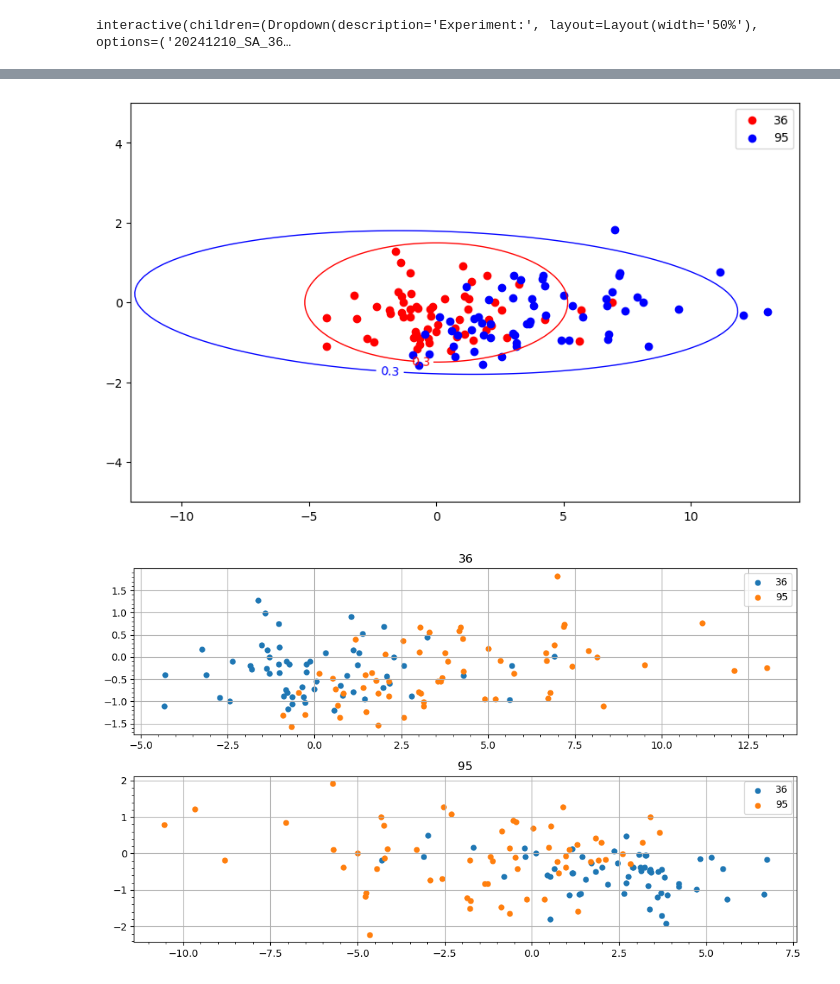
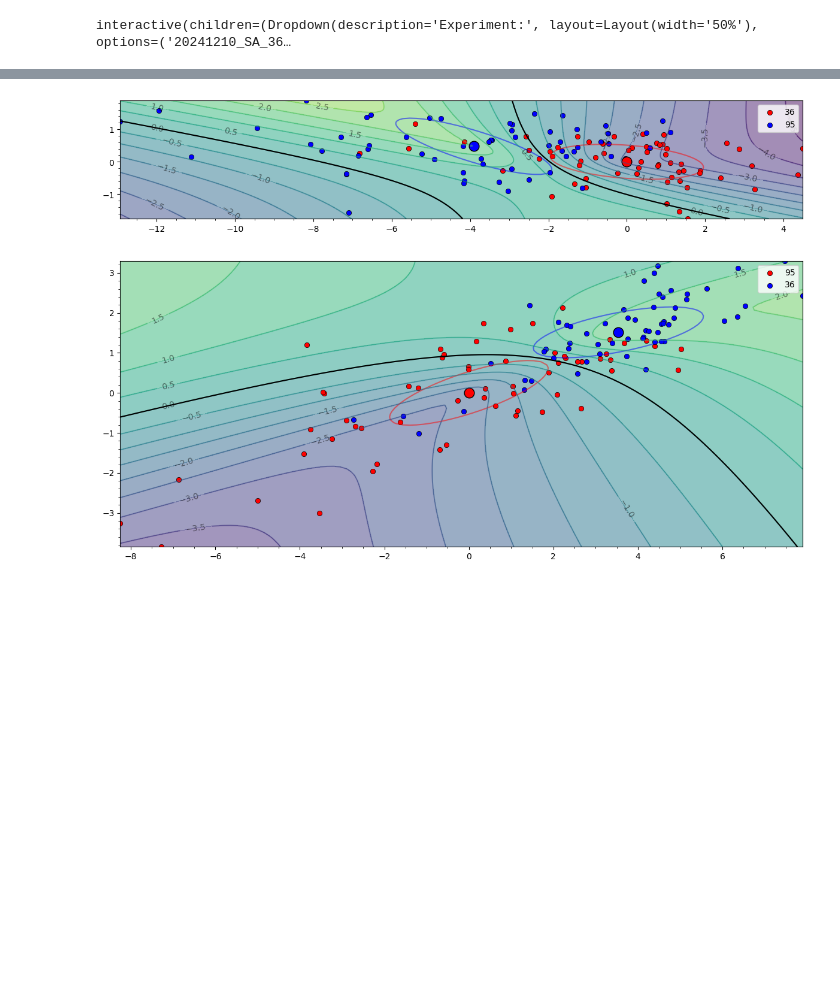
Before and after one commit to intellimath/irsa, a Jupyter notebook: examples/load_spectra.ipynb, the cells around one changed output, grey strips where cells are left out. Drawn from its saved outputs; the diff is of its cells as text; code cells hidden in the pictures; blank space fills up the shorter version.

```diff
--- a/examples/load_spectra.ipynb
+++ b/examples/load_spectra.ipynb
@@ -53,8 +53,8 @@ print(sys.version)
 # %%
 # path = f"/home/intellimath/repos/spectra/bacteria1024"
 # path = f"/home/intellimath/repos/spectra/bacteria250310"
-path = f"/home/intellimath/repos/spectra/mechanical_lysis"
-# path = f"/home/intellimath/repos/spectra/thermal_lysis"
-options = {}
-dd = {}
-widgets.load_spectras(path, dd, options)
+# path = f"/home/intellimath/repos/spectra/mechanical_lysis"
+path = f"/home/intellimath/repos/spectra/thermal_lysis"
+# options = {}
+# dd = {}
+# widgets.load_spectras(path, dd, options)
@@ -66,6 +61,6 @@ Box(children=(VBox(children=(Label(value='дата:', style=LabelStyle(font_size
 # %%
 # dd = io.load_spectras(path, {"вид_бактерий":"STR", "отсечки_по_молекулярной_массе":"less30more10"})
-# dd = io.load_spectras(path, {"штамм_бактерий":["36", "95"]})
+dd = io.load_spectras(path, {"штамм_бактерий":["36", "95"]})
 # dd = io.load_spectras(path, {})
 print(list(dd.keys()))
 
@@ -328,59 +260,16 @@ plt.show()
 # %%
 from mlgrad.af import averaging_function
 from mlgrad.pca import robust_location, find_robust_pc_all
+from irsa.analytics.pca import robust_pca_compare_2d
 
-wma = averaging_function("WMZ", kwds={"alpha":3.5})
+# wma = averaging_function("WMZ", kwds={"alpha":3.5})
 
-c36_r = robust_location(ys36, wma)
-as36_r, ls36_r, us36_r = find_robust_pc_all(ys36 - c36_r, wma, 3, verbose=0)
-us36_r_95 = (ys95-c36_r) @ as36_r.T
+robust_pca_compare_2d(ys36, ys95, "36", "95")
 
-c95_r = robust_location(ys95, wma)
-as95_r, ls95_r, us95_r = find_robust_pc_all(ys95 - c95_r, wma, 3, verbose=0)
-
-plt.figure(figsize=(10,6))
-us36_r_01 = us36_r[:,0:2]
-S36_r_01 = np.linalg.inv(us36_r_01.T @ us36_r_01)
-plt.scatter(us36_r_01[:,0], us36_r_01[:,1], c='r', label="36")
-plots.plot_contour(partial(dist, S36_r_01),
-                   (-12,12),
-                   (-5,5),
-                   colors='r',
-                   levels=[0.3]
-                  )
-us36_r_95_01 = us36_r_95[:,0:2]
-S36_r_95_01 = np.linalg.inv(us36_r_95_01.T @ us36_r_95_01)
-plt.scatter(us36_r_95_01[:,0], us36_r_95_01[:,1], c='b', label="95")
-plots.plot_contour(partial(dist, S36_r_95_01),
-                   (-12,12),
-                   (-5,5),
-                   colors='b',
-                   levels=[0.3]
-                  )
-plt.legend()
-plt.show()
-
-
-plt.figure(figsize=(10,6))
-plt.subplot(2,1,1)
-plt.title("36")
-plt.scatter((ys36-c36_r) @ as36_r[0], (ys36-c36_r) @ as36_r[1], s=25, label="36")
-plt.scatter((ys95-c36_r) @ as36_r[0], (ys95-c36_r) @ as36_r[1], s=25, label="95")
-plt.minorticks_on()
-plt.grid(1)
-plt.legend()
-plt.subplot(2,1,2)
-plt.title("95")
-plt.scatter((ys36-c95_r) @ as95_r[0], (ys36-c95_r) @ as95_r[1], s=25, label="36")
-plt.scatter((ys95-c95_r) @ as95_r[0], (ys95-c95_r) @ as95_r[1], s=25, label="95")
-plt.minorticks_on()
-plt.grid(1)
-plt.tight_layout()
-plt.legend()
-plt.show()
+robust_pca_compare_2d(ys95, ys36, "95", "36")
 # %% [output]
-[figure, old version]
+[figure, new version]
-[figure, old version]
+[figure, new version]
 # %%
 # from mlgrad.pca import location, find_pc_all, find_pc_l1_all, find_pc_smoothed_all
 
```
Also changed, not shown: parts of 11 cells of this notebook, 5 other files.
